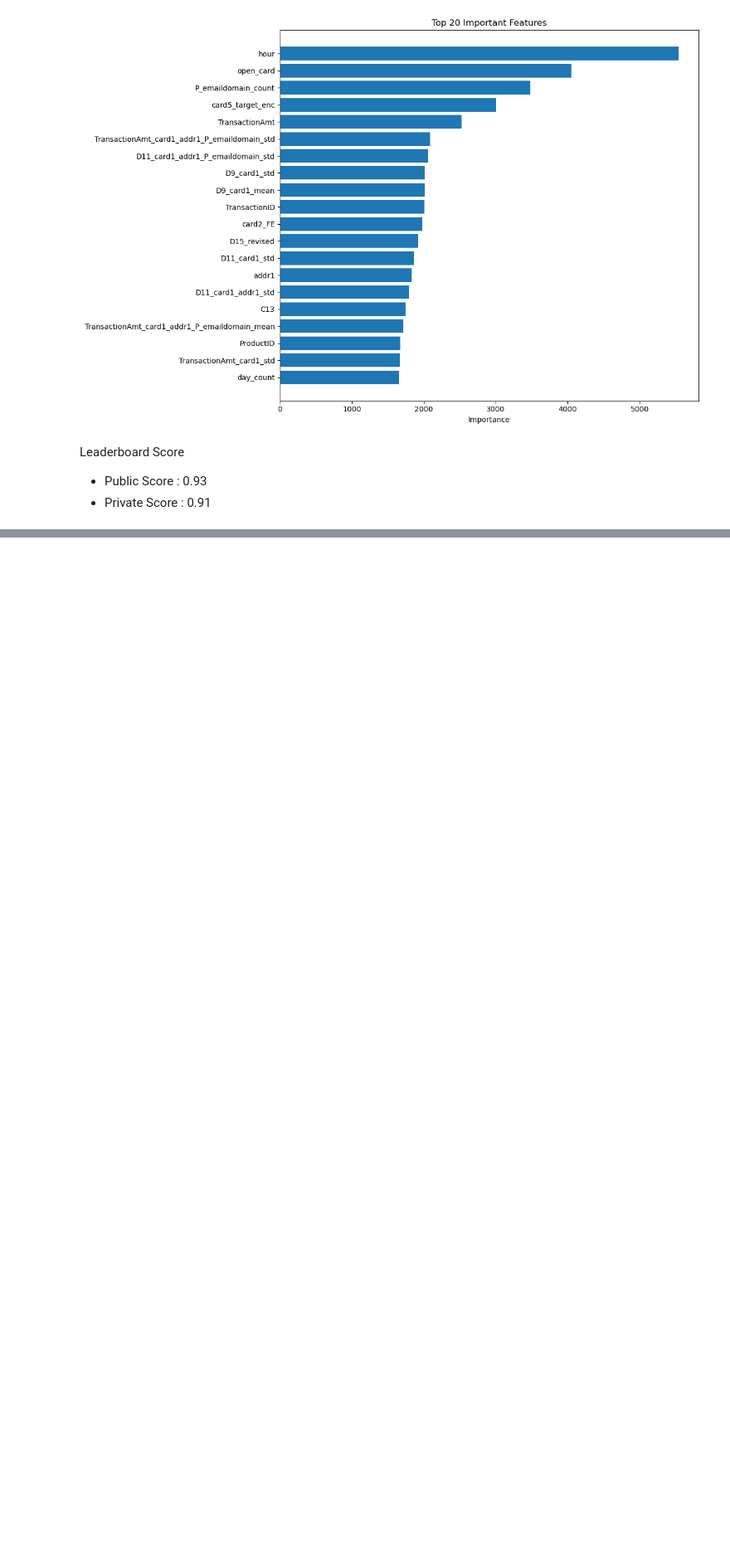
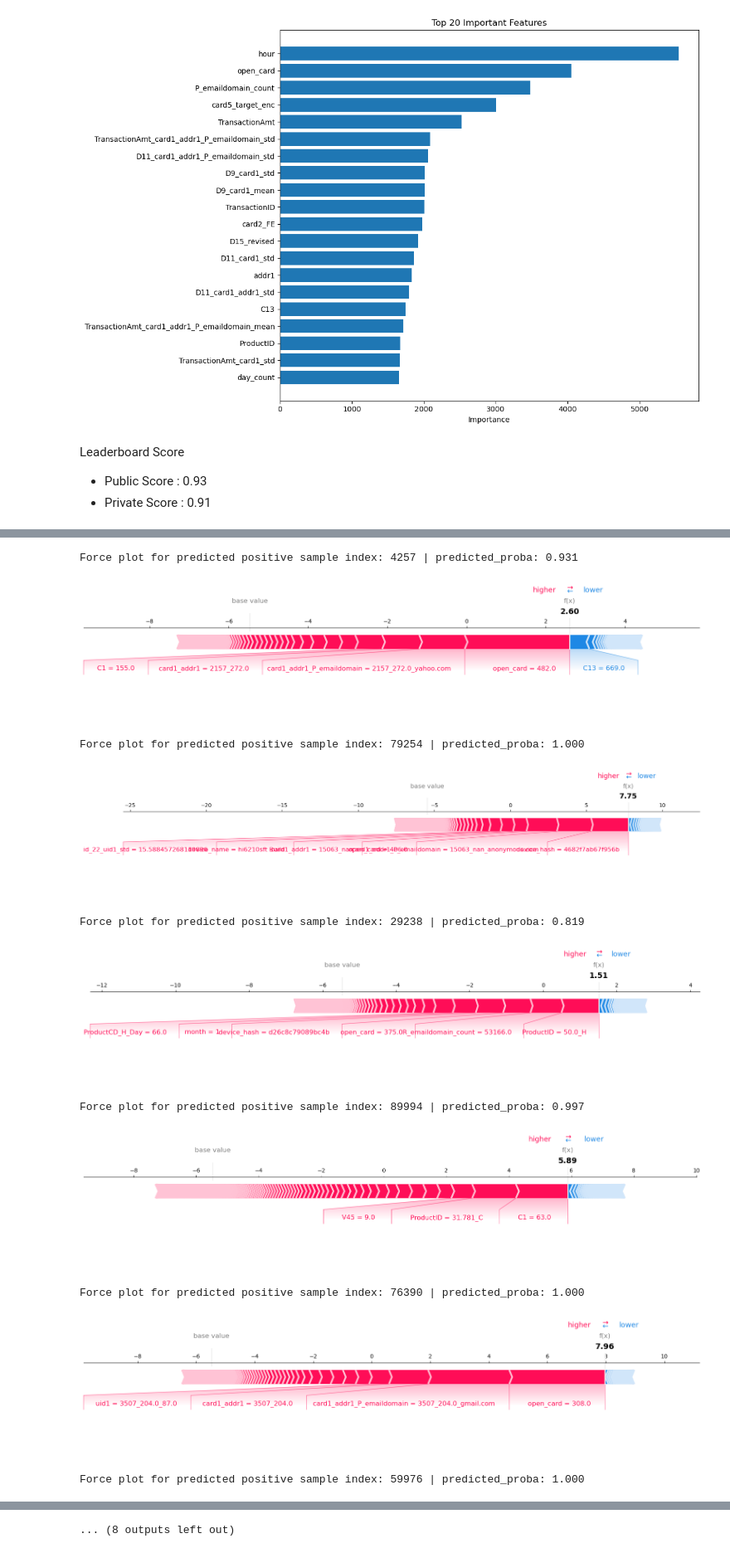
Before and after one commit to katarinaa19/Fraud-Risk-Modeling-for-Financial-Transactions, a Jupyter notebook: Models.ipynb, the cells around one changed output, grey strips where cells are left out. Shown at 83% size. Saved outputs shown, nothing was run; the diff lists cells and outputs as text; code cells hidden in the pictures; blank space fills up the shorter version.

```diff
--- a/Models.ipynb
+++ b/Models.ipynb
@@ -1002,0 +1007,5 @@ Transactions with >90% fraud probability: 4410 (0.87%)
+# %%
+X_train, X_val, y_train, y_val = train_test_split(X_train, y_train, test_size=0.2, random_state=0, stratify=y_train)
+for col in cat_features:
+    X_train[col] = X_train[col].astype(str).fillna("nan")
+    X_val[col] = X_val[col].astype(str).fillna("nan")
@@ -1002,0 +1082,31 @@ Transactions with >90% fraud probability: 4410 (0.87%)
+# %%
+import numpy as np
+import shap
+import random
+
+y_val_pred_proba = final_model.predict_proba(X_val)[:, 1]
+predicted_positive_indices = np.where(y_val_pred_proba >= 0.5)[0]
+
+num_to_plot = min(10, len(predicted_positive_indices))
+selected_indices = random.sample(list(predicted_positive_indices), num_to_plot)
+
+for i in selected_indices:
+    print(f"Force plot for predicted positive sample index: {i} | predicted_proba: {y_val_pred_proba[i]:.3f}")
+    shap.force_plot(
+        base_value=explainer.expected_value,
+        shap_values=shap_values[i],
+        features=X_val.iloc[i],
+        matplotlib=True
+    )
+# %% [output]
+Force plot for predicted positive sample index: 4257 | predicted_proba: 0.931
+[figure, added]
+Force plot for predicted positive sample index: 79254 | predicted_proba: 1.000
+[figure, added]
+Force plot for predicted positive sample index: 29238 | predicted_proba: 0.819
+[figure, added]
+Force plot for predicted positive sample index: 89994 | predicted_proba: 0.997
+[figure, added]
+Force plot for predicted positive sample index: 76390 | predicted_proba: 1.000
+[figure, added]
+Force plot for predicted positive sample index: 59976 | predicted_proba: 1.000
@@ -1002,0 +1114 @@ Transactions with >90% fraud probability: 4410 (0.87%)
+... (8 outputs left out)
```
Also changed, not shown: parts of 46 cells of this notebook.
